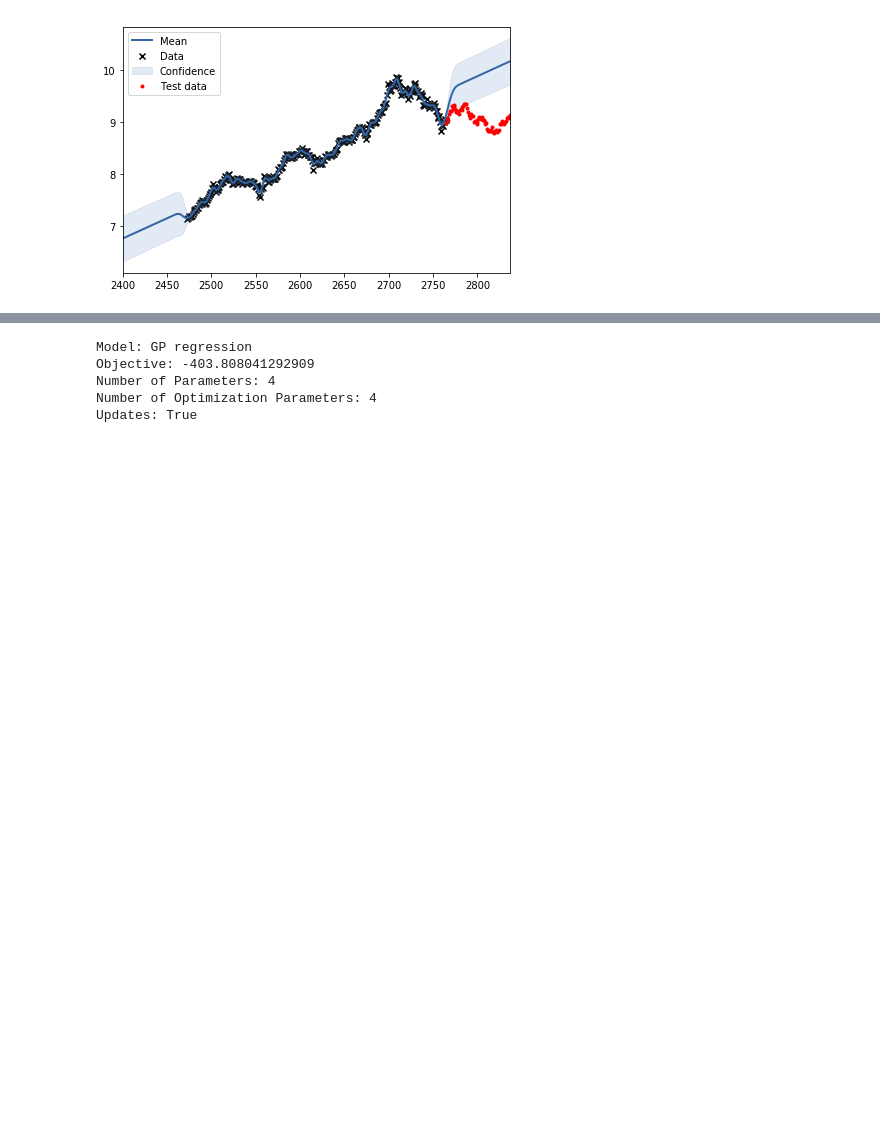
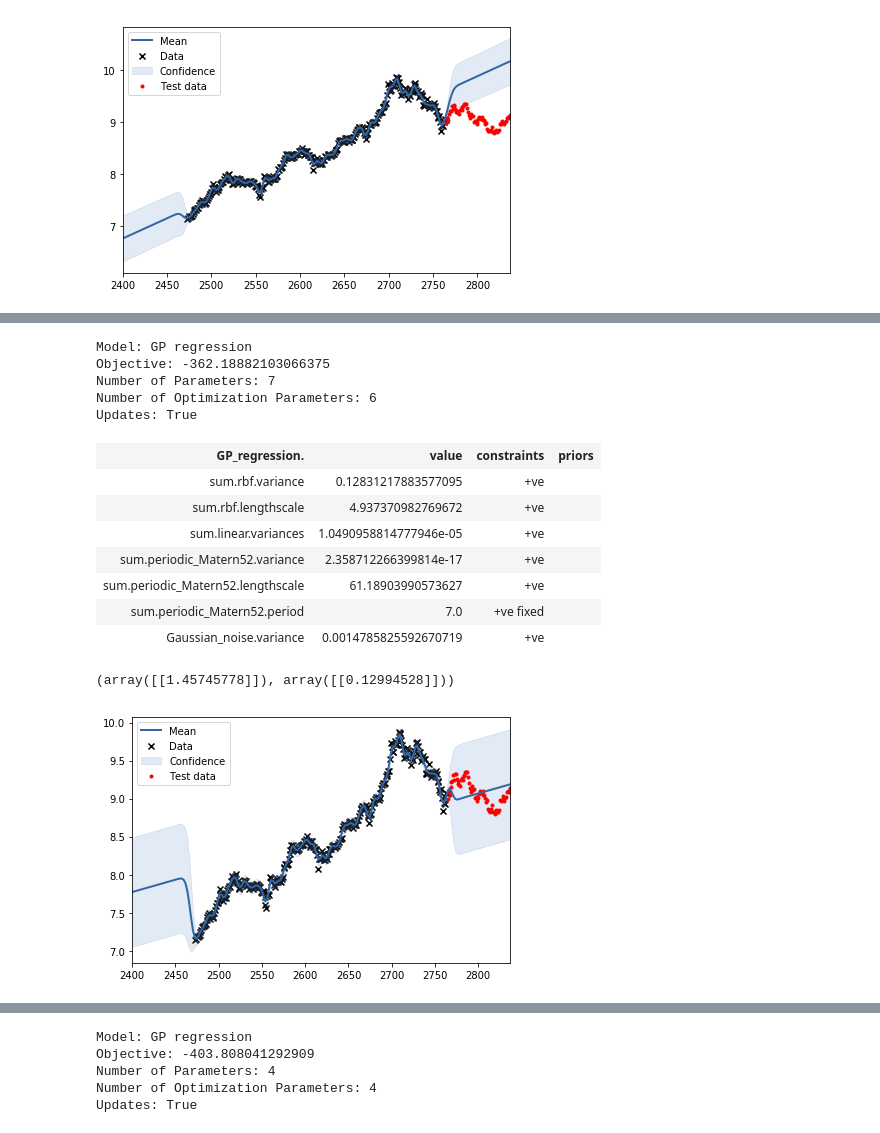
Before and after one commit to Tinkaa/Bitcoin_prediction, a Jupyter notebook: bitcoin_analysis_logscale.ipynb, the cells around one changed output, grey strips where cells are left out. Cells and saved outputs as stored; diff of their text form; code cells hidden in the pictures; blank space fills up the shorter version.

```diff
--- a/bitcoin_analysis_logscale.ipynb
+++ b/bitcoin_analysis_logscale.ipynb
@@ -201,0 +229,29 @@ Updates: True
+# %%
+PERIODIC2 = GPy.kern.PeriodicMatern52(input_dim=1,period=7)
+PERIODIC2.period.fix()
+RBF_PER = RBF+LIN+PERIODIC2
+m = GPy.models.GPRegression(X_train, Y_train, RBF_PER)
+m.optimize()
+display(m)
+
+m.plot()
+plt.scatter(X_test,Y_test,c='r',marker='.',label='Test data')
+plt.legend()
+
+print(m.predict(np.array([450]).reshape(-1, 1)))
+# %% [output]
+Model: GP regression
+Objective: -362.18882103066375
+Number of Parameters: 7
+Number of Optimization Parameters: 6
+Updates: True
+| GP_regression. | value | constraints | priors |
+| sum.rbf.variance | 0.12831217883577095 | +ve |  |
+| sum.rbf.lengthscale | 4.937370982769672 | +ve |  |
+| sum.linear.variances | 1.0490958814777946e-05 | +ve |  |
+| sum.periodic_Matern52.variance | 2.358712266399814e-17 | +ve |  |
+| sum.periodic_Matern52.lengthscale | 61.18903990573627 | +ve |  |
+| sum.periodic_Matern52.period | 7.0 | +ve fixed |  |
+| Gaussian_noise.variance | 0.0014785825592670719 | +ve |  |
+(array([[1.45745778]]), array([[0.12994528]]))
+[figure, added]
```
Also changed, not shown: parts of 4 cells of this notebook.
